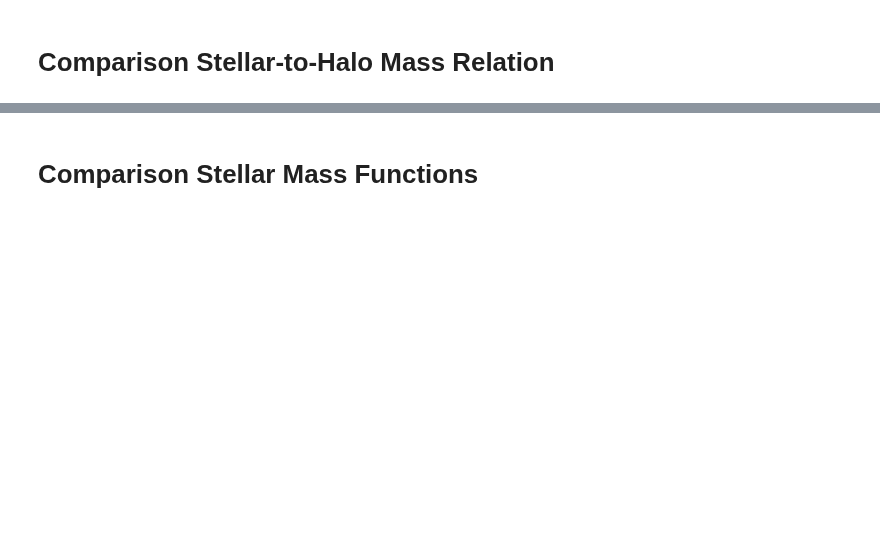
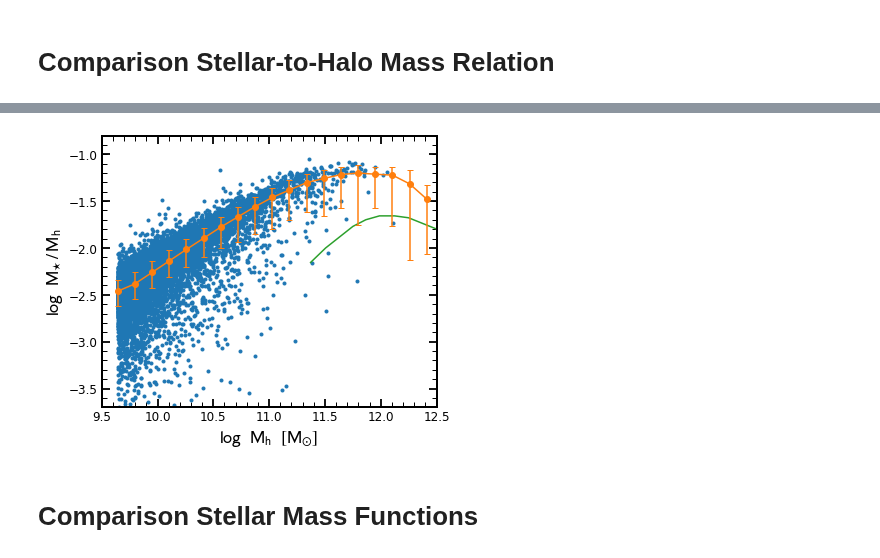
Before and after one commit to stacchella/halo_model, a Jupyter notebook: scripts/Comparison_M_Observables.ipynb, the cells around one changed output, grey strips where cells are left out. Saved outputs shown, nothing was run; the diff lists cells and outputs as text; code cells hidden in the pictures; blank space fills up the shorter version.

```diff
--- a/scripts/Comparison_M_Observables.ipynb
+++ b/scripts/Comparison_M_Observables.ipynb
@@ -6,0 +144,3 @@ np.log10(np.trapz(10**6*SFR_list, time_list)
+# %%
+Mh_Behroozi13 = [2.353e11, 3.210e11, 5.639e11, 7.352e11, 9.748e11, 1.331e12, 1.775e12, 3.135e12, 4.480e12, 6.709e12, 1.082e13, 1.762e13]
+MM_Behroozi13 = [0.007, 0.010, 0.017, 0.020, 0.022, 0.022, 0.021, 0.016, 0.013, 0.009, 0.006, 0.004]
@@ -7,2 +165,24 @@ np.log10(np.trapz(10**6*SFR_list, time_list)
+# %%
+x_rm, y_rm, y_rm_l, y_rm_h = running_median_with_err(np.log10(Mh_list), np.log10(Ms_list/Mh_list))
+# %%
+plot_every_other = 10
+
+fig, ax = plt.subplots(nrows=1, ncols=1, figsize=(6, 5))
+
+ax.plot(np.log10(Mh_list)[::plot_every_other], np.log10(Ms_list/Mh_list)[::plot_every_other], '.', color='C0')
+ax.errorbar(x_rm, y_rm, yerr=[y_rm-y_rm_l, y_rm_h-y_rm], fmt='o-', color='C1', capsize=3, zorder=10)
+ax.plot(np.log10(Mh_Behroozi13), np.log10(MM_Behroozi13), '-', color='C2')
+
+ax.set_xlabel(r'$\log\/\/\/\/\mathrm{M}_{\rm h}\/\/\/\/[\mathrm{M}_{\odot}]$', fontsize=18)
+ax.set_ylabel(r'$\log\/\/\/\/\mathrm{M}_{\star}\//\/\mathrm{M}_{\rm h}$', fontsize=18)
+
+ax.set_xlim([9.5, 12.5])
+ax.set_ylim([-3.7, -0.8])
+
+plt.legend(frameon=False, fontsize=14)
+plt.savefig(path_figures + 'Ms_Mh_Relation.pdf', bbox_inches='tight')
+plt.show()
+# %% [output]
+[figure, added]
 # %% [markdown]
 # Comparison Stellar Mass Functions
```
Also changed, not shown: parts of 15 cells of this notebook, 2 other files.
